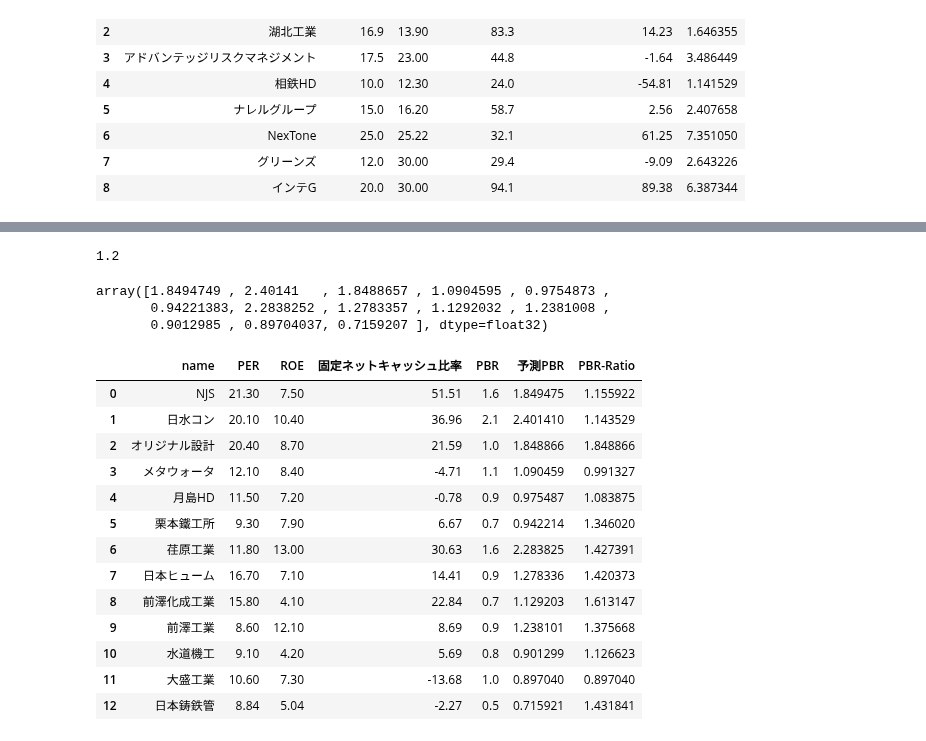
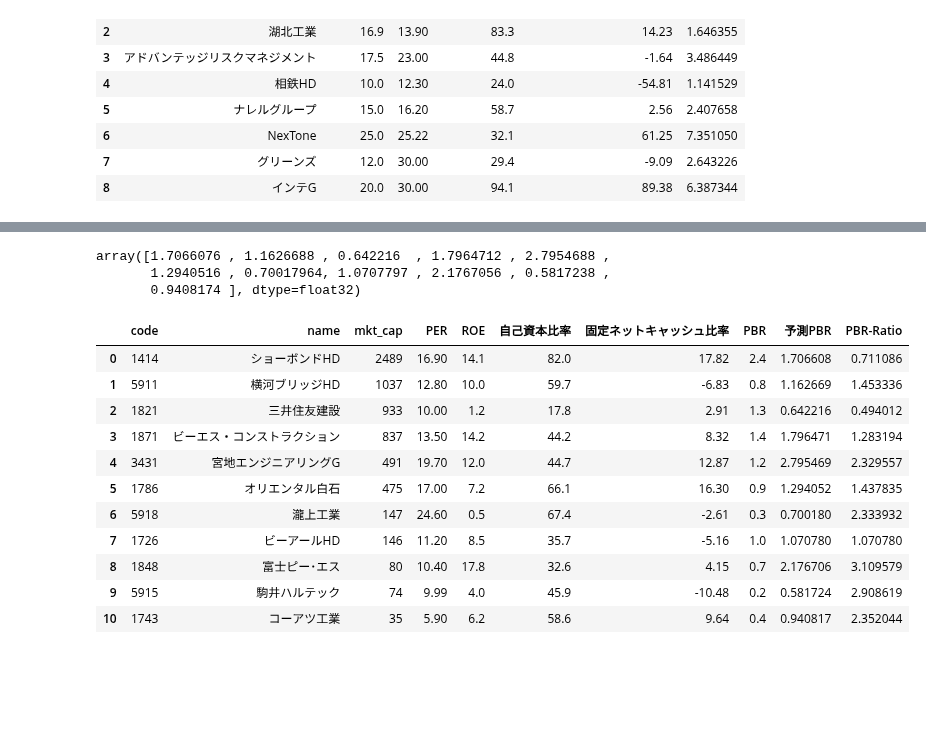
Before and after one commit to yoshi-fund/Predict-PBR, a Jupyter notebook: pbr/real/xgb-pbr-prac.ipynb, the cells around one changed output, grey strips where cells are left out. Drawn from its saved outputs; the diff is of its cells as text; code cells hidden in the pictures; blank space fills up the shorter version.

```diff
--- a/pbr/real/xgb-pbr-prac.ipynb
+++ b/pbr/real/xgb-pbr-prac.ipynb
@@ -752,24 +751,19 @@ array([ 1.91872   ,  3.1266606 ,  2.4467902 ,  1.6832741 ,  2.3030896 ,
-# %%
-3 / 2.5
-# %% [output]
-1.2
 # %%
 # 特徴量データ (PER(会予), ROE, 自己資本比率, 固定ネットキャッシュ比率)
 
 X_new = np.array([
-     [21.3, 7.5, 79.7, 51.51], # NJS
-     [20.1, 10.4, 55.4, 36.96], # 日水コン
-     [20.4, 8.7, 65.2, 21.59], # オリジナル設計
-     [12.1, 8.4, 41.3, -4.71], # メタウォータ
-     [11.5, 7.2, 48.4, -0.78], # 月島HD
-     [9.3, 7.9, 57.9, 6.67], # 栗本鐵工所
-     [11.8, 13, 51.3, 30.63], # 荏原工業
-     [16.7, 7.1, 74.4, 14.41], # 日本ヒューム
-     [15.8, 4.1, 83, 22.84], # 前澤化成工業
-     [8.6, 12.1, 64.8, 8.69], # 前澤工業
-     [9.1, 4.2, 39.1, 5.69], # 水道機工
-     [10.6, 7.3, 51.2, -13.68], # 大盛工業
-     [8.84, 5.04, 41.8, -2.27], # 日本鋳鉄管
+   [16.9, 14.1, 82, 17.82], # ショーボンドHD
+   [12.8, 10, 59.7, -6.83], # 横河ブリッジHD
+   [10, 1.2, 17.8, 2.91], # 三井住友建設
+   [13.5, 14.2, 44.2, 8.32], # ビーエス・コンストラクション
+   [19.7, 12.0, 44.7, 12.87], # 宮地エンジニアリングG
+   [17, 7.2, 66.1, 16.30], # オリエンタル白石
+   [24.6, 0.5, 67.4, -2.61], # 瀧上工業
+   [11.2, 8.5, 35.7, -5.16], # ビーアールHD
+   [10.4, 17.8, 32.6, 4.15], # 富士ピー･エス
+   [9.99, 4, 45.9, -10.48], # 駒井ハルテック
+   [11.14, 5, 23.2, -19.29]
+
 ])
 
 
@@ -779,38 +773,38 @@ lr_pred = pipe_lr.predict(X_new_sc)
 
 lr_pred
 # %% [output]
-array([1.8494749 , 2.40141   , 1.8488657 , 1.0904595 , 0.9754873 ,
-       0.94221383, 2.2838252 , 1.2783357 , 1.1292032 , 1.2381008 ,
-       0.9012985 , 0.89704037, 0.7159207 ], dtype=float32)
+array([1.7066076 , 1.1626688 , 0.642216  , 1.7964712 , 2.7954688 ,
+       1.2940516 , 0.70017964, 1.0707797 , 2.1767056 , 0.5817238 ,
+       0.9408174 ], dtype=float32)
 # %%
 df = pd.DataFrame({
-    'name' : ['NJS', '日水コン', 'オリジナル設計', 'メタウォータ',
-              '月島HD', '栗本鐵工所', '荏原工業',
-              '日本ヒューム', '前澤化成工業', '前澤工業',
-              '水道機工', '大盛工業', '日本鋳鉄管'],
-    'PER' : [21.3, 20.1, 20.4, 12.1, 11.5, 9.3, 11.8, 16.7, 15.8, 8.6, 9.1, 10.6,8.84],
-    'ROE' : [7.5, 10.4, 8.7, 8.4, 7.2, 7.9, 13, 7.1, 4.1, 12.1, 4.2, 7.3, 5.04],
-    '固定ネットキャッシュ比率' : [51.51, 36.96, 21.59, -4.71, -0.78, 6.67, 30.63, 14.41, 22.84, 8.69, 5.69, -13.68, -2.27],
-    'PBR': [1.6, 2.1, 1.0, 1.1, 0.9, 0.7, 1.6, 0.9, 0.7, 0.9, 0.8, 1.0, 0.5]
+    'code' : [1414, 5911, 1821, 1871, 3431, 1786, 5918, 1726, 1848, 5915, 1743],
+    'name' : ['ショーボンドHD', '横河ブリッジHD', '三井住友建設', 'ビーエス・コンストラクション',
+                '宮地エンジニアリングG', 'オリエンタル白石', '瀧上工業', 'ビーアールHD',
+                '富士ピー･エス', '駒井ハルテック', 'コーアツ工業'],
+    'mkt_cap' : [2489, 1037, 933, 837, 491, 475, 147, 146, 80, 74, 35],
+    'PER' : [16.9, 12.8, 10, 13.5, 19.7, 17, 24.6, 11.2, 10.4, 9.99, 5.9],
+    'ROE' : [14.1, 10, 1.2, 14.2, 12.0, 7.2, 0.5, 8.5, 17.8, 4, 6.2],
+    '自己資本比率' : [82, 59.7, 17.8, 44.2, 44.7, 66.1, 67.4, 35.7, 32.6, 45.9, 58.6],
+    '固定ネットキャッシュ比率' : [17.82, -6.83, 2.91, 8.32, 12.87, 16.30, -2.61, -5.16, 4.15, -10.48, 9.64],
+    'PBR': [2.4, 0.8, 1.3, 1.4, 1.2, 0.9, 0.3, 1.0, 0.7, 0.2, 0.4]
 })
 
 df['予測PBR'] = lr_pred
 
 df['PBR-Ratio'] = df['予測PBR'] / df['PBR']
 
 df
 # %% [output]
-|  | name | PER | ROE | 固定ネットキャッシュ比率 | PBR | 予測PBR | PBR-Ratio |
-| 0 | NJS | 21.30 | 7.50 | 51.51 | 1.6 | 1.849475 | 1.155922 |
-| 1 | 日水コン | 20.10 | 10.40 | 36.96 | 2.1 | 2.401410 | 1.143529 |
-| 2 | オリジナル設計 | 20.40 | 8.70 | 21.59 | 1.0 | 1.848866 | 1.848866 |
-| 3 | メタウォータ | 12.10 | 8.40 | -4.71 | 1.1 | 1.090459 | 0.991327 |
-| 4 | 月島HD | 11.50 | 7.20 | -0.78 | 0.9 | 0.975487 | 1.083875 |
-| 5 | 栗本鐵工所 | 9.30 | 7.90 | 6.67 | 0.7 | 0.942214 | 1.346020 |
-| 6 | 荏原工業 | 11.80 | 13.00 | 30.63 | 1.6 | 2.283825 | 1.427391 |
-| 7 | 日本ヒューム | 16.70 | 7.10 | 14.41 | 0.9 | 1.278336 | 1.420373 |
-| 8 | 前澤化成工業 | 15.80 | 4.10 | 22.84 | 0.7 | 1.129203 | 1.613147 |
-| 9 | 前澤工業 | 8.60 | 12.10 | 8.69 | 0.9 | 1.238101 | 1.375668 |
-| 10 | 水道機工 | 9.10 | 4.20 | 5.69 | 0.8 | 0.901299 | 1.126623 |
-| 11 | 大盛工業 | 10.60 | 7.30 | -13.68 | 1.0 | 0.897040 | 0.897040 |
-| 12 | 日本鋳鉄管 | 8.84 | 5.04 | -2.27 | 0.5 | 0.715921 | 1.431841 |
+|  | code | name | mkt_cap | PER | ROE | 自己資本比率 | 固定ネットキャッシュ比率 | PBR | 予測PBR | PBR-Ratio |
+| 0 | 1414 | ショーボンドHD | 2489 | 16.90 | 14.1 | 82.0 | 17.82 | 2.4 | 1.706608 | 0.711086 |
+| 1 | 5911 | 横河ブリッジHD | 1037 | 12.80 | 10.0 | 59.7 | -6.83 | 0.8 | 1.162669 | 1.453336 |
+| 2 | 1821 | 三井住友建設 | 933 | 10.00 | 1.2 | 17.8 | 2.91 | 1.3 | 0.642216 | 0.494012 |
+| 3 | 1871 | ビーエス・コンストラクション | 837 | 13.50 | 14.2 | 44.2 | 8.32 | 1.4 | 1.796471 | 1.283194 |
+| 4 | 3431 | 宮地エンジニアリングG | 491 | 19.70 | 12.0 | 44.7 | 12.87 | 1.2 | 2.795469 | 2.329557 |
+| 5 | 1786 | オリエンタル白石 | 475 | 17.00 | 7.2 | 66.1 | 16.30 | 0.9 | 1.294052 | 1.437835 |
+| 6 | 5918 | 瀧上工業 | 147 | 24.60 | 0.5 | 67.4 | -2.61 | 0.3 | 0.700180 | 2.333932 |
+| 7 | 1726 | ビーアールHD | 146 | 11.20 | 8.5 | 35.7 | -5.16 | 1.0 | 1.070780 | 1.070780 |
+| 8 | 1848 | 富士ピー･エス | 80 | 10.40 | 17.8 | 32.6 | 4.15 | 0.7 | 2.176706 | 3.109579 |
+| 9 | 5915 | 駒井ハルテック | 74 | 9.99 | 4.0 | 45.9 | -10.48 | 0.2 | 0.581724 | 2.908619 |
+| 10 | 1743 | コーアツ工業 | 35 | 5.90 | 6.2 | 58.6 | 9.64 | 0.4 | 0.940817 | 2.352044 |
```
Also changed, not shown: parts of 3 cells of this notebook, 6 other files.
